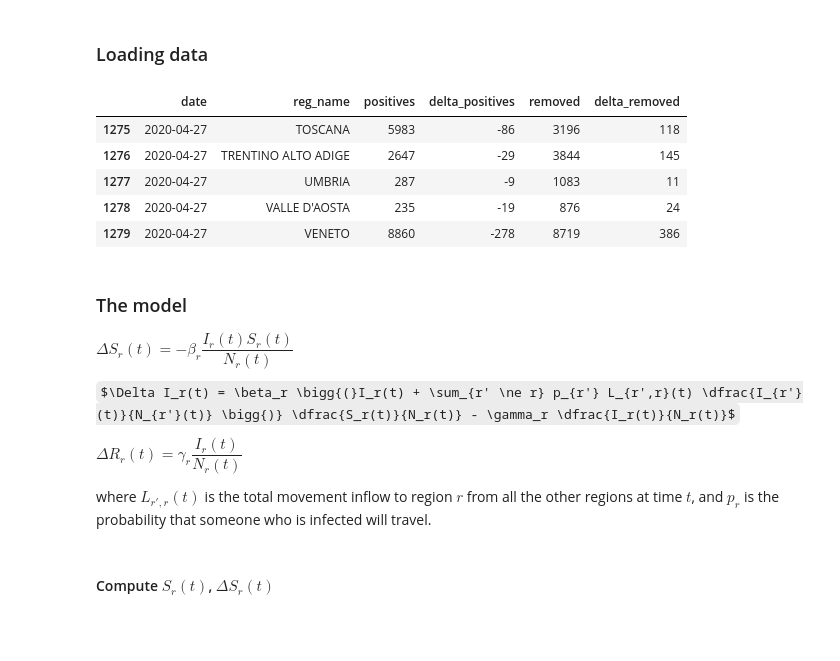
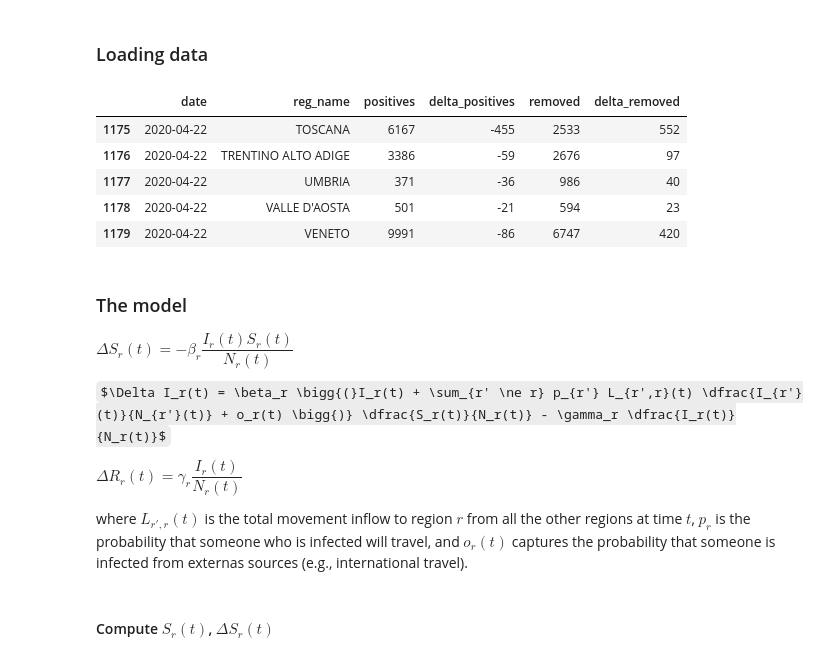
Before and after one commit to matteoboh/covid-spreading-model, a Jupyter notebook: spreading_model.ipynb, the cells around one changed output. Cells and saved outputs as stored; diff of their text form; code cells hidden in the pictures; some formulas as TeX source; blank space fills up the shorter version.

```diff
--- a/spreading_model.ipynb
+++ b/spreading_model.ipynb
@@ -13,26 +13,29 @@ df_pop = pd.read_csv(PATH_TO_INPUT_FILES+'italy_reg_pop_DEF.csv')
 df_covid = pd.read_csv(PATH_TO_INPUT_FILES+'italy_cases_recovered_deaths_DEF.csv', parse_dates=['date'])
 df_flows = pd.read_csv(PATH_TO_INPUT_FILES+'italy_movement_24_feb_22_apr_DEF.csv', parse_dates=['date'])
 df_lockdown = pd.read_csv(PATH_TO_INPUT_FILES+'italy_lockdown_data.csv', parse_dates=['date'])
-# %%
-df_covid.tail()
-# %% [output]
-|  | date | reg_name | positives | delta_positives | removed | delta_removed |
-| 1275 | 2020-04-27 | TOSCANA | 5983 | -86 | 3196 | 118 |
-| 1276 | 2020-04-27 | TRENTINO ALTO ADIGE | 2647 | -29 | 3844 | 145 |
-| 1277 | 2020-04-27 | UMBRIA | 287 | -9 | 1083 | 11 |
-| 1278 | 2020-04-27 | VALLE D'AOSTA | 235 | -19 | 876 | 24 |
-| 1279 | 2020-04-27 | VENETO | 8860 | -278 | 8719 | 386 |
+# %%
+# all data until 2020-04-22
+df_covid = df_covid[df_covid['date'] <= max(df_flows['date'])]
+df_lockdown = df_lockdown[df_lockdown['date'] <= max(df_flows['date'])]
+df_covid.tail()
+# %% [output]
+|  | date | reg_name | positives | delta_positives | removed | delta_removed |
+| 1175 | 2020-04-22 | TOSCANA | 6167 | -455 | 2533 | 552 |
+| 1176 | 2020-04-22 | TRENTINO ALTO ADIGE | 3386 | -59 | 2676 | 97 |
+| 1177 | 2020-04-22 | UMBRIA | 371 | -36 | 986 | 40 |
+| 1178 | 2020-04-22 | VALLE D'AOSTA | 501 | -21 | 594 | 23 |
+| 1179 | 2020-04-22 | VENETO | 9991 | -86 | 6747 | 420 |
 # %% [markdown]
 ### The model
 
 
 $\Delta S_r(t) = - \beta_r \dfrac{I_r(t) S_r(t)}{N_r(t)}$
 
-$\Delta I_r(t) = \beta_r \bigg{(}I_r(t) + \sum_{r' \ne r} p_{r'} L_{r',r}(t) \dfrac{I_{r'}(t)}{N_{r'}(t)} \bigg{)} \dfrac{S_r(t)}{N_r(t)} - \gamma_r \dfrac{I_r(t)}{N_r(t)}$
+$\Delta I_r(t) = \beta_r \bigg{(}I_r(t) + \sum_{r' \ne r} p_{r'} L_{r',r}(t) \dfrac{I_{r'}(t)}{N_{r'}(t)} + o_r(t) \bigg{)} \dfrac{S_r(t)}{N_r(t)} - \gamma_r \dfrac{I_r(t)}{N_r(t)}$
 
 $\Delta R_r(t) = \gamma_r \dfrac{I_r(t)}{N_r(t)}$
 
-where $L_{r',r}(t)$ is the total movement inflow to region $r$ from all the other regions at time $t$, and $p_r$ is the probability that someone who is infected will travel.
+where $L_{r',r}(t)$ is the total movement inflow to region $r$ from all the other regions at time $t$, $p_r$ is the probability that someone who is infected will travel, and $o_r(t)$ captures the probability that someone is infected from externas sources (e.g., international travel).
 # %% [markdown]
 #### Compute $S_r(t)$, $\Delta S_r(t)$
 # %% [markdown]
```
Also changed, not shown: parts of 12 cells of this notebook.
